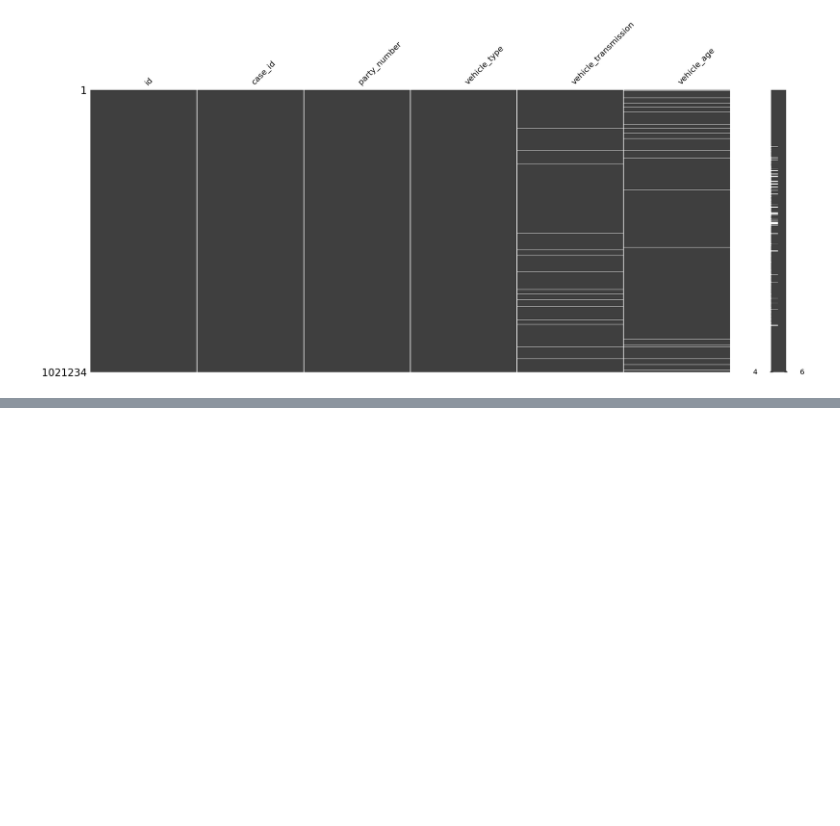
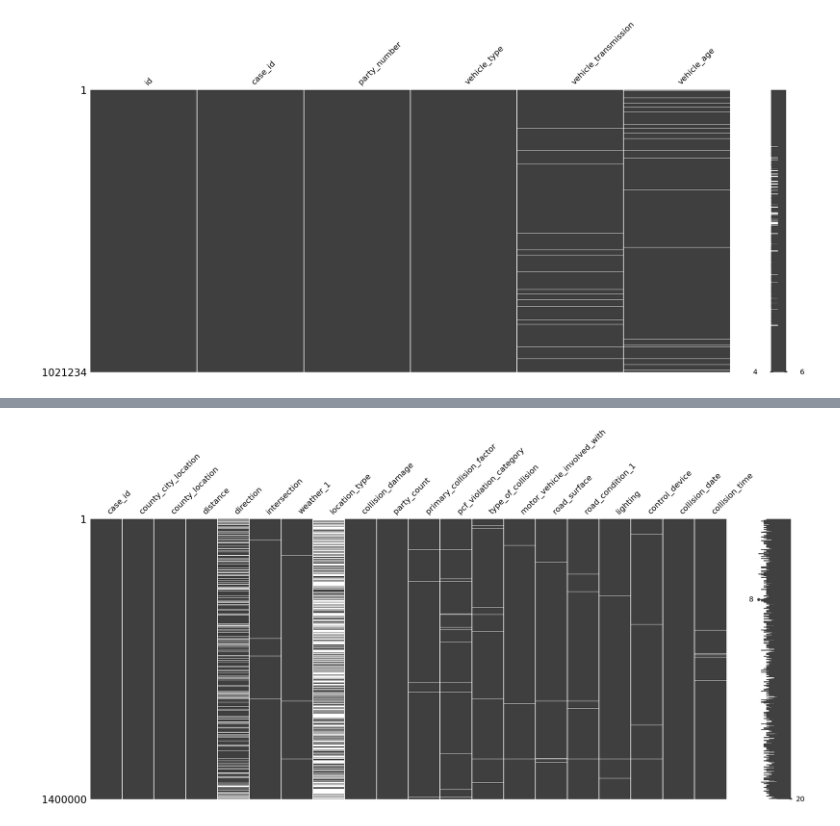
Before and after one commit to BelkaBoguto/pj_15, a Jupyter notebook: sborniy_boguto_v1.ipynb, the cells around one changed output, grey strips where cells are left out. Cells and saved outputs as stored; diff of their text form; code cells hidden in the pictures; blank space fills up the shorter version.

```diff
--- a/sborniy_boguto_v1.ipynb
+++ b/sborniy_boguto_v1.ipynb
@@ -183,0 +509,6 @@ msno.matrix(df_vehicles);
+# %%
+# изучим пропуски в первом файле
+
+msno.matrix(df_collisions);
+# %% [output]
+[figure, added]
```
Also changed, not shown: parts of 76 cells of this notebook, 3 other files.
